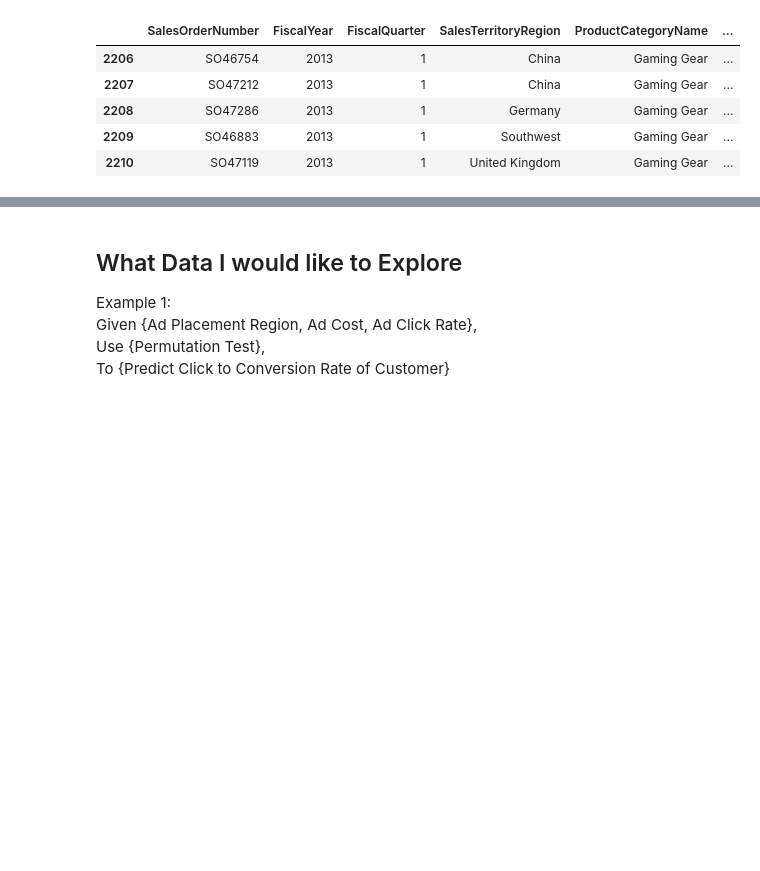
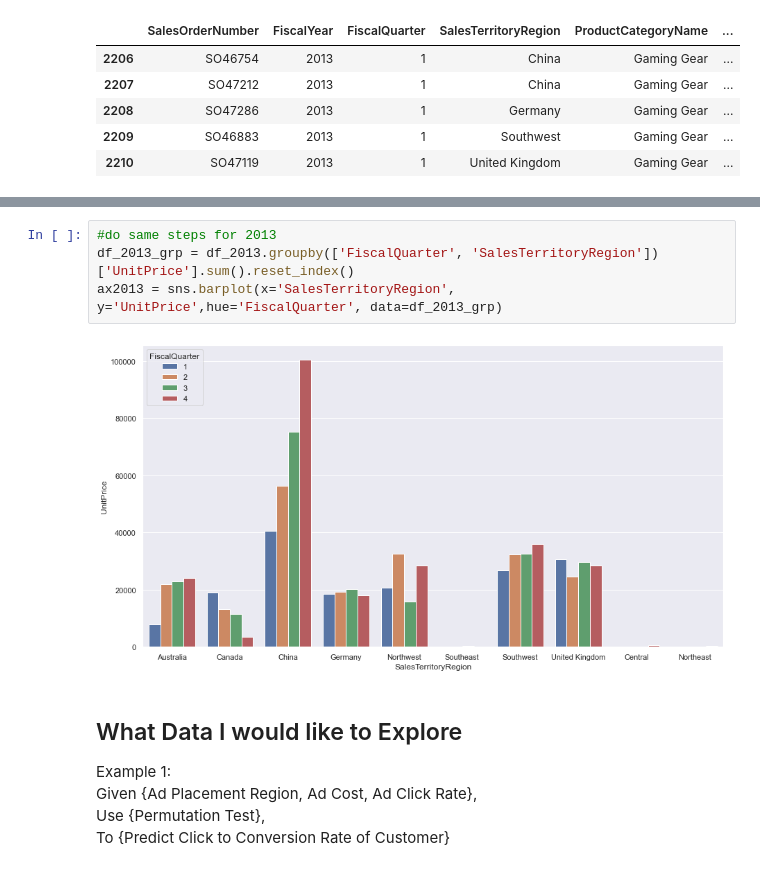
Before and after one commit to dominic-sangcap/ProjectHub, a Jupyter notebook: JupyterNotebooks/Corsair_Assessment/corsair_analysis.ipynb, the cells around one changed output, grey strips where cells are left out. Saved outputs shown, nothing was run; the diff lists cells and outputs as text; blank space fills up the shorter version.

```diff
--- a/JupyterNotebooks/Corsair_Assessment/corsair_analysis.ipynb
+++ b/JupyterNotebooks/Corsair_Assessment/corsair_analysis.ipynb
@@ -243,3 +280,9 @@ df_2013.head()
+# %%
+#do same steps for 2013
+df_2013_grp = df_2013.groupby(['FiscalQuarter', 'SalesTerritoryRegion'])['UnitPrice'].sum().reset_index()
+ax2013 = sns.barplot(x='SalesTerritoryRegion', y='UnitPrice',hue='FiscalQuarter', data=df_2013_grp)
+# %% [output]
+[figure, added]
 # %% [markdown]
 ## What Data I would like to Explore
 <p>
```
Also changed, not shown: parts of 6 cells of this notebook.
